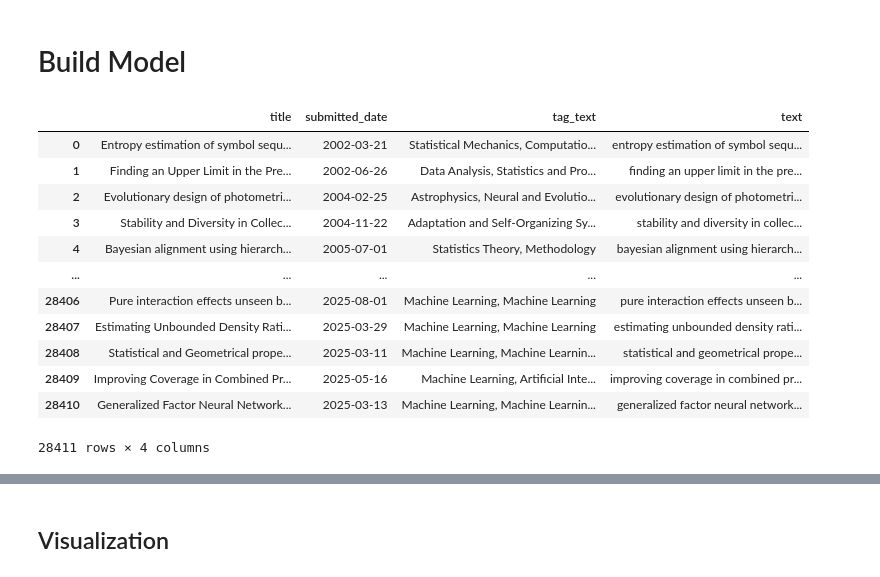
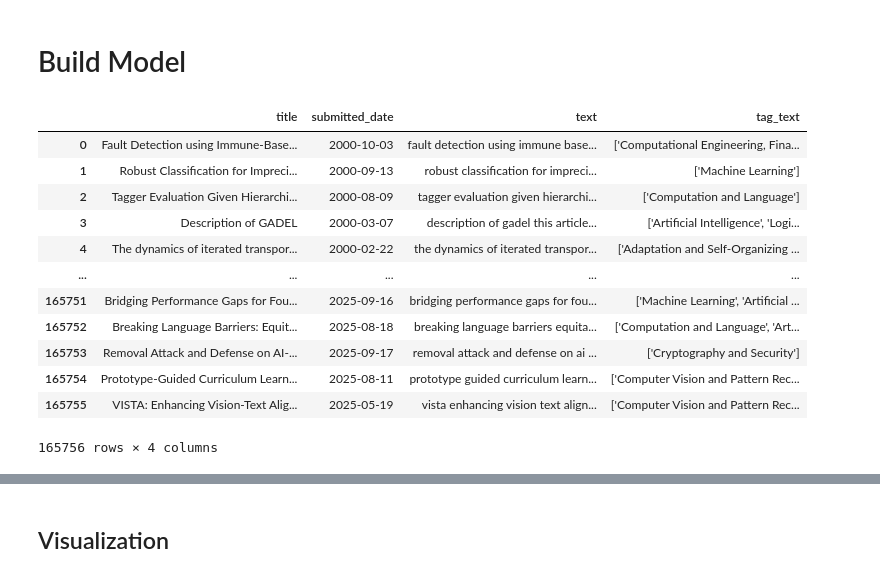
Before and after one commit to unedtamps/my-thesis, a Jupyter notebook: src/top2vec/v1.ipynb, the cells around one changed output, grey strips where cells are left out. Saved outputs shown, nothing was run; the diff lists cells and outputs as text; code cells hidden in the pictures.

```diff
--- a/src/top2vec/v1.ipynb
+++ b/src/top2vec/v1.ipynb
@@ -11,17 +11,17 @@ SUBJECT = STAT
 # %%
-data = pd.read_csv(f"dataset/arxiv_{SUBJECT}_emb.csv")
+data = pd.read_csv(f"../../dataset/{SUBJECT}/emb/v1.csv")
 data
 # %% [output]
-|  | title | submitted_date | tag_text | text |
-| 0 | Entropy estimation of symbol sequ... | 2002-03-21 | Statistical Mechanics, Computatio... | entropy estimation of symbol sequ... |
-| 1 | Finding an Upper Limit in the Pre... | 2002-06-26 | Data Analysis, Statistics and Pro... | finding an upper limit in the pre... |
-| 2 | Evolutionary design of photometri... | 2004-02-25 | Astrophysics, Neural and Evolutio... | evolutionary design of photometri... |
-| 3 | Stability and Diversity in Collec... | 2004-11-22 | Adaptation and Self-Organizing Sy... | stability and diversity in collec... |
-| 4 | Bayesian alignment using hierarch... | 2005-07-01 | Statistics Theory, Methodology | bayesian alignment using hierarch... |
+|  | title | submitted_date | text | tag_text |
+| 0 | Fault Detection using Immune-Base... | 2000-10-03 | fault detection using immune base... | ['Computational Engineering, Fina... |
+| 1 | Robust Classification for Impreci... | 2000-09-13 | robust classification for impreci... | ['Machine Learning'] |
+| 2 | Tagger Evaluation Given Hierarchi... | 2000-08-09 | tagger evaluation given hierarchi... | ['Computation and Language'] |
+| 3 | Description of GADEL | 2000-03-07 | description of gadel this article... | ['Artificial Intelligence', 'Logi... |
+| 4 | The dynamics of iterated transpor... | 2000-02-22 | the dynamics of iterated transpor... | ['Adaptation and Self-Organizing ... |
 | ... | ... | ... | ... | ... |
-| 28406 | Pure interaction effects unseen b... | 2025-08-01 | Machine Learning, Machine Learning | pure interaction effects unseen b... |
-| 28407 | Estimating Unbounded Density Rati... | 2025-03-29 | Machine Learning, Machine Learning | estimating unbounded density rati... |
-| 28408 | Statistical and Geometrical prope... | 2025-03-11 | Machine Learning, Machine Learnin... | statistical and geometrical prope... |
-| 28409 | Improving Coverage in Combined Pr... | 2025-05-16 | Machine Learning, Artificial Inte... | improving coverage in combined pr... |
-| 28410 | Generalized Factor Neural Network... | 2025-03-13 | Machine Learning, Machine Learnin... | generalized factor neural network... |
+| 165751 | Bridging Performance Gaps for Fou... | 2025-09-16 | bridging performance gaps for fou... | ['Machine Learning', 'Artificial ... |
+| 165752 | Breaking Language Barriers: Equit... | 2025-08-18 | breaking language barriers equita... | ['Computation and Language', 'Art... |
+| 165753 | Removal Attack and Defense on AI-... | 2025-09-17 | removal attack and defense on ai ... | ['Cryptography and Security'] |
+| 165754 | Prototype-Guided Curriculum Learn... | 2025-08-11 | prototype guided curriculum learn... | ['Computer Vision and Pattern Rec... |
+| 165755 | VISTA: Enhancing Vision-Text Alig... | 2025-05-19 | vista enhancing vision text align... | ['Computer Vision and Pattern Rec... |
-28411 rows × 4 columns
+165756 rows × 4 columns
```
Also changed, not shown: parts of 13 cells of this notebook, 6 other files.
